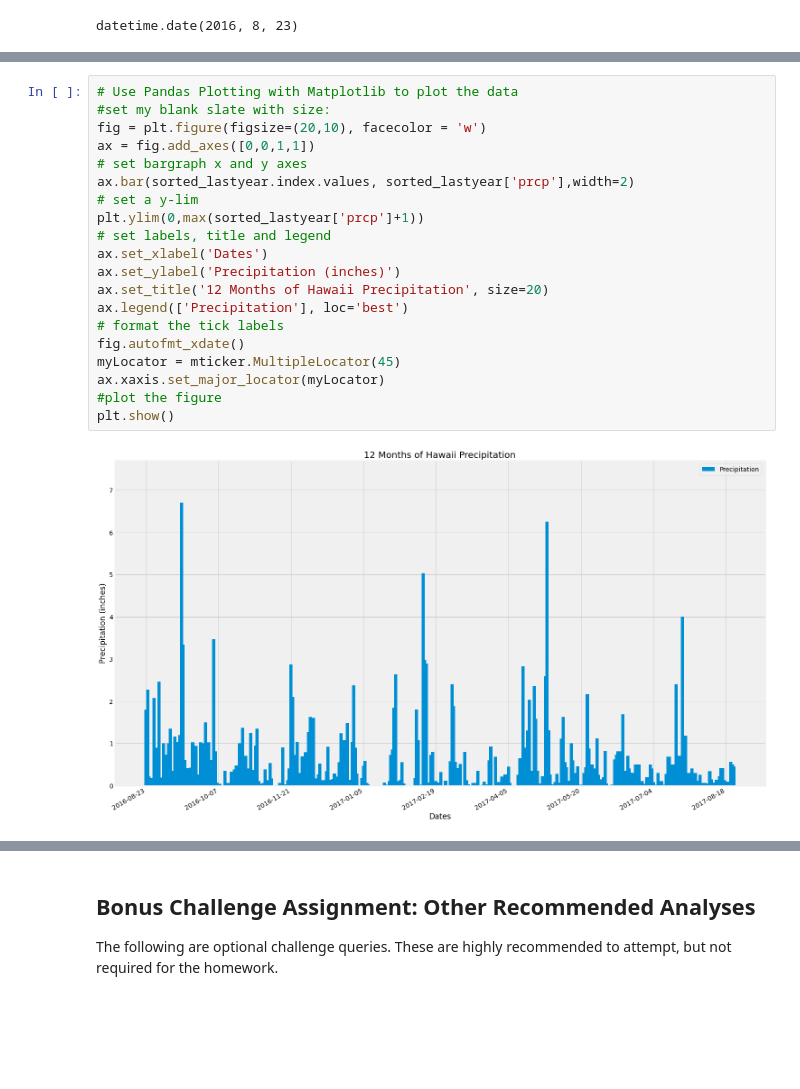
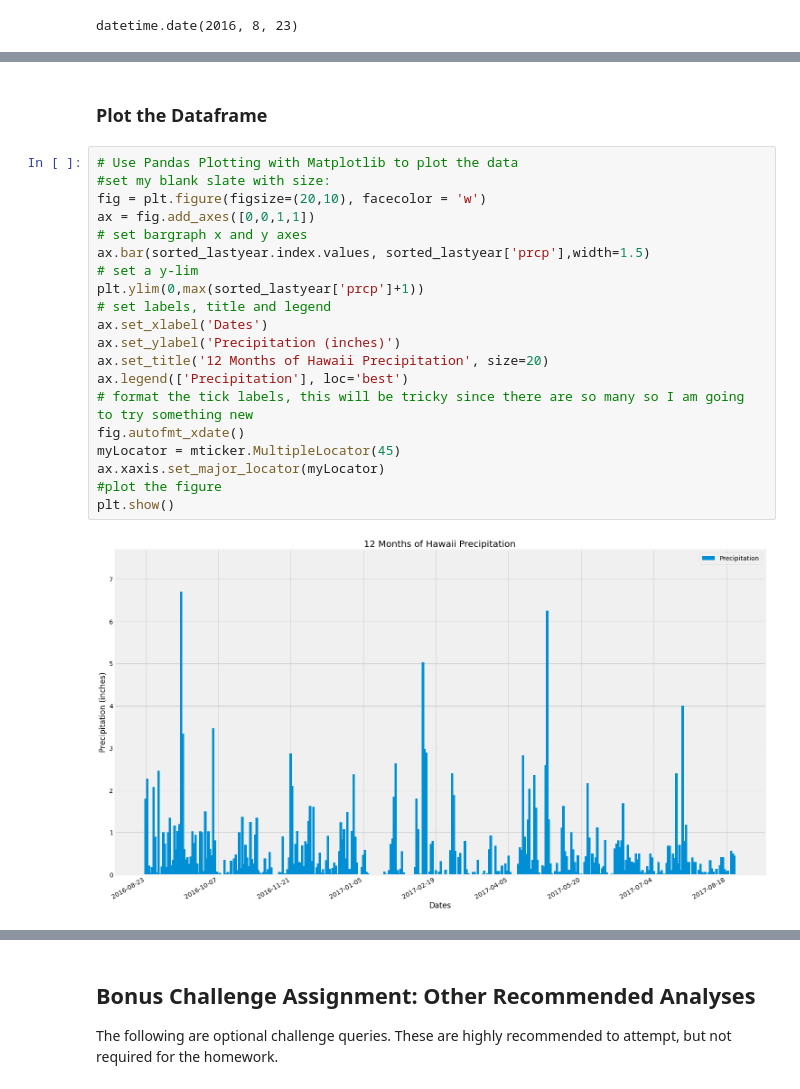
Before and after one commit to nbolt1989/climate_analysis_sqlalchemy, a Jupyter notebook: Climate.ipynb, the cells around one changed output, grey strips where cells are left out. Cells and saved outputs as stored; diff of their text form; blank space fills up the shorter version.

Commit message:
formatting tweaks

```diff
--- a/Climate.ipynb
+++ b/Climate.ipynb
@@ -127,27 +132,29 @@ sorted_lastyear.head(10)
 | 2016-08-24 | 0.08 |
 | 2016-08-24 | 2.15 |
 | 2016-08-24 | 2.28 |
+# %% [markdown]
+<h3>Plot the Dataframe</h3>
 # %%
 # Use Pandas Plotting with Matplotlib to plot the data
 #set my blank slate with size:
 fig = plt.figure(figsize=(20,10), facecolor = 'w')
 ax = fig.add_axes([0,0,1,1])
 # set bargraph x and y axes
-ax.bar(sorted_lastyear.index.values, sorted_lastyear['prcp'],width=2)
+ax.bar(sorted_lastyear.index.values, sorted_lastyear['prcp'],width=1.5)
 # set a y-lim
 plt.ylim(0,max(sorted_lastyear['prcp']+1))
 # set labels, title and legend
 ax.set_xlabel('Dates')
 ax.set_ylabel('Precipitation (inches)')
 ax.set_title('12 Months of Hawaii Precipitation', size=20)
 ax.legend(['Precipitation'], loc='best')
-# format the tick labels
+# format the tick labels, this will be tricky since there are so many so I am going to try something new
 fig.autofmt_xdate()
 myLocator = mticker.MultipleLocator(45)
 ax.xaxis.set_major_locator(myLocator)
 #plot the figure
 plt.show()
 # %% [output]
-[figure, old version]
+[figure, new version]
 # %%
 # Use Pandas to calculate the summary statistics for the precipitation data
```
Also changed, not shown: parts of 22 cells of this notebook, 2 other files.
